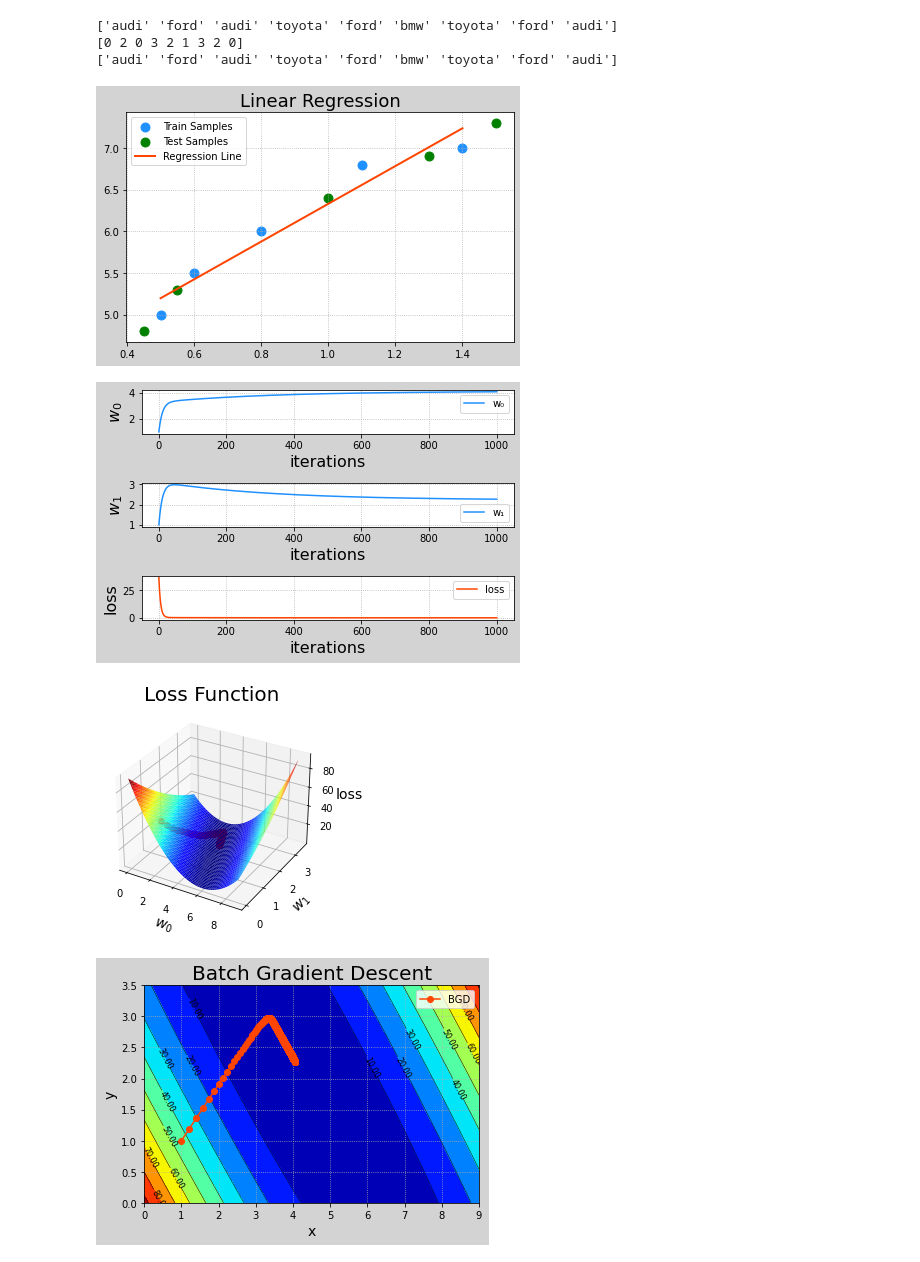
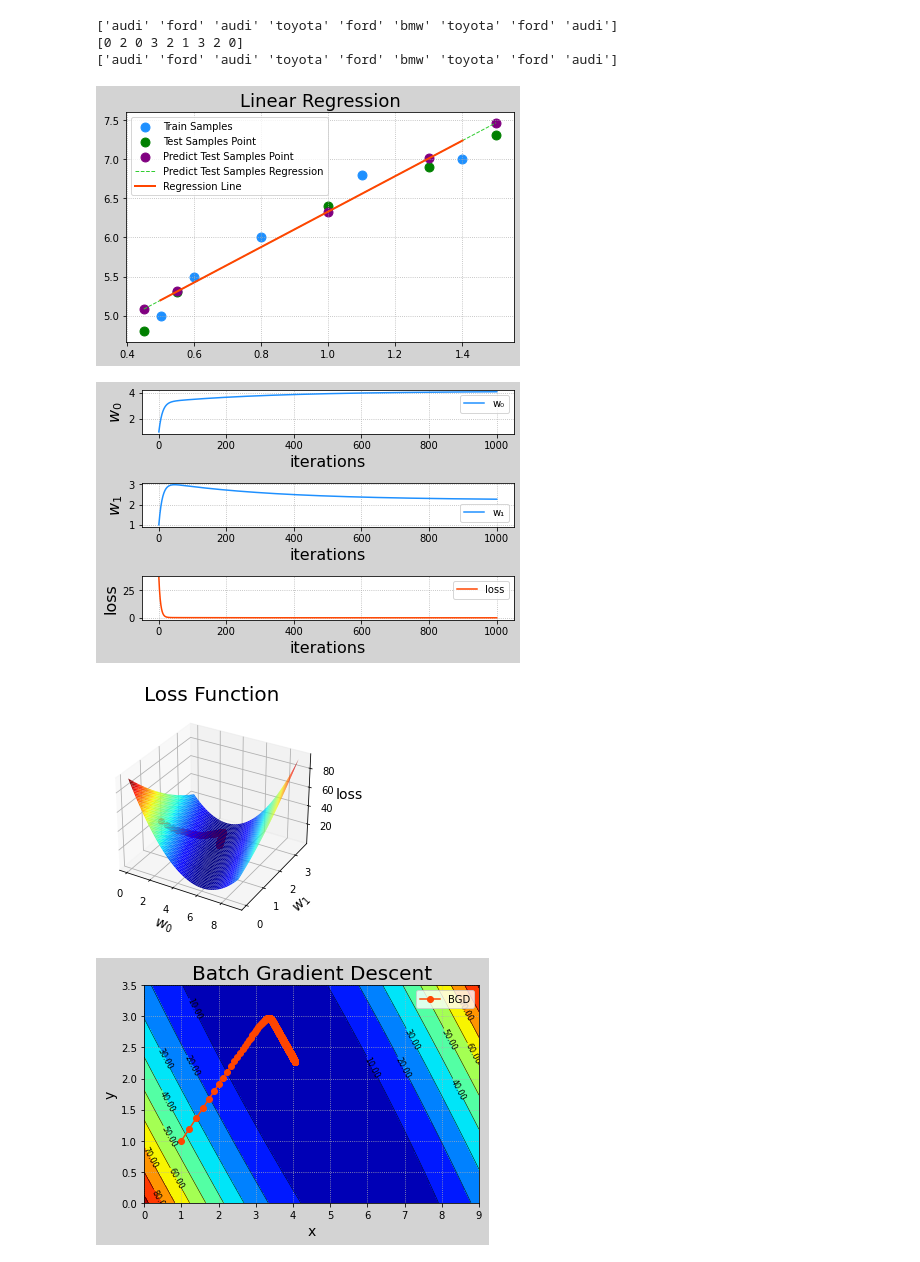
Before and after one commit to wyhfc123/dataAnalysis_2022_1_24, a Jupyter notebook: machine_learning(sklearn).ipynb, the cells around one changed output. Cells and saved outputs as stored; diff of their text form; code cells hidden in the pictures.

```diff
--- a/machine_learning(sklearn).ipynb
+++ b/machine_learning(sklearn).ipynb
@@ -345,7 +345,7 @@ print(samples)
 ['audi' 'ford' 'audi' 'toyota' 'ford' 'bmw' 'toyota' 'ford' 'audi']
 # %%
 """
-    线性回归
+    线性回归(概念及手动实现)
         输入		 输出
         0.5      5.0
         0.6      5.5
@@ -412,17 +412,20 @@ for i in range(1, times + 1):
 
 # print(len(epoches),len(w0),len(w1),len(losses))
 
-
 #求出最佳的模型参数w₀,w₁
 # print("最佳的模型参数w₀:{},w₁:{}".format(w0,w1))
 
 
+#根据训练好的w₀和w₁，预测test测试数组，并获得测试数组y的值
+pre_test_y = w0[-1] + w1[-1] * test_x
 plt.figure("Linear Regression", facecolor="lightgray")
 plt.title("Linear Regression", fontdict={"fontsize": 18})
 plt.grid(linestyle=":")
 #画散点图
 plt.scatter(train_x, train_y, s=80, marker="o", color="dodgerblue", label="Train Samples")
-plt.scatter(test_x, test_y, s=80, marker="o", color="green", label="Test Samples")
+plt.scatter(test_x, test_y, s=80, marker="o", color="green", label="Test Samples Point")
+plt.scatter(test_x, pre_test_y, s=80, marker="o", color="purple", label="Predict Test Samples Point")
+plt.plot(test_x, pre_test_y, '--', c='limegreen', label='Predict Test Samples Regression', linewidth=1)
 
 #通过最佳的模型参数w₀,w₁,绘制回归线
 linex = np.linspace(train_x.min(), train_x.max(), 100)
@@ -468,34 +471,34 @@ grid_loss = np.zeros_like(grid_w0)
 for x, y in zip(train_x, train_y):
     grid_loss += ((grid_w0 + x * grid_w1 - y) ** 2) / 2
 
 plt.figure("Loss Function")
 ax = plt.axes(projection="3d")
 plt.title("Loss Function", fontdict={"fontsize": 20})
 ax.set_xlabel("$w_0$", fontdict={"fontsize": 14})
 ax.set_ylabel("$w_1$", fontdict={"fontsize": 14})
 ax.set_zlabel("loss", fontdict={"fontsize": 14})
 #绘制三维曲面图(指定w₀,w₁的范围，计算loss值)
 ax.plot_surface(grid_w0, grid_w1, grid_loss, rstride=10, cstride=10, cmap="jet")
 #绘制梯度下降曲线
 ax.plot(w0[:-1], w1[:-1], losses, 'o-', c='red', label='BGD')
 
 #绘制等高线图
 plt.figure('Batch Gradient Descent', facecolor='lightgray')
 plt.title('Batch Gradient Descent', fontsize=20)
 plt.xlabel('x', fontsize=14)
 plt.ylabel('y', fontsize=14)
 plt.tick_params(labelsize=10)
 plt.grid(linestyle=":")
 #绘制等高线图(指定w₀,w₁的范围，计算loss值)
 cutr = plt.contour(grid_w0, grid_w1, grid_loss, 10, colors="black", linewidths=0.5)
 #绘制梯度下降曲线
 plt.clabel(cutr, inline_spacing=0.1, fmt="%.2f", fontsize=8)
 plt.contourf(grid_w0, grid_w1, grid_loss, 10, cmap="jet")
 plt.plot(w0, w1, 'o-', c='orangered', label='BGD')
 plt.legend()
 plt.show()
 # %% [output]
-[figure, old version]
+[figure, new version]
 [figure]
 [figure]
 [figure]
```
Also changed, not shown: parts of 1 cell of this notebook, 9 other files.
